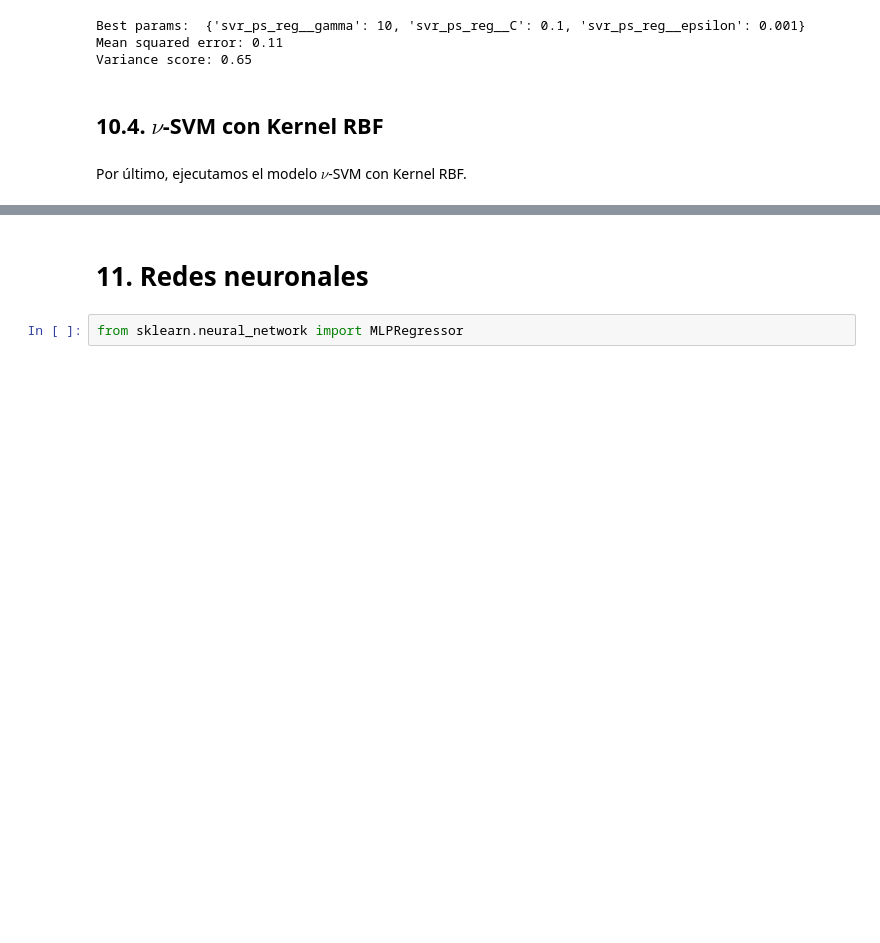
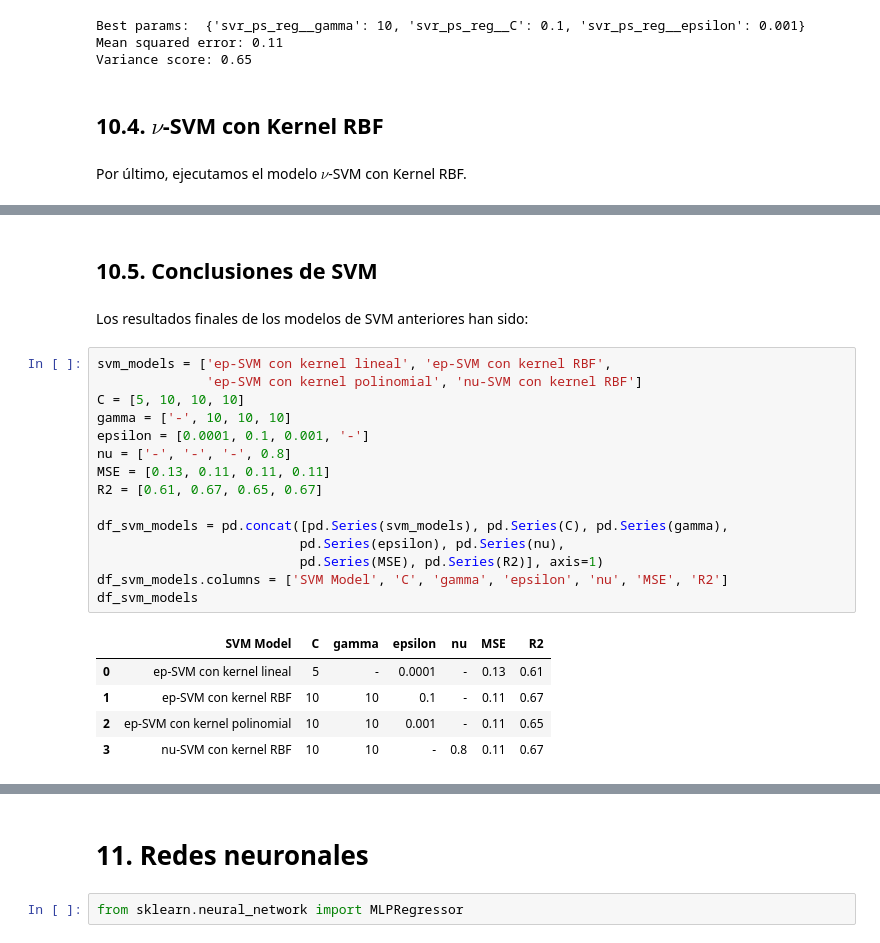
Before and after one commit to JoanMartin/UIB-MasterInBigData, a Jupyter notebook: Statistical-Learning-and-Decision-Making-II/California Census/California Census.ipynb, the cells around one changed output, grey strips where cells are left out. Saved outputs shown, nothing was run; the diff lists cells and outputs as text; blank space fills up the shorter version.

```diff
--- a/Statistical-Learning-and-Decision-Making-II/California Census/California Census.ipynb
+++ b/Statistical-Learning-and-Decision-Making-II/California Census/California Census.ipynb
@@ -771,3 +774,28 @@ print('Variance score: %.2f' % r2_score(y_test, y_pred_nusvr_rbf_reg))
 Best params:  {'nusvr_rbf_reg__nu': 0.8, 'nusvr_rbf_reg__gamma': 10, 'nusvr_rbf_reg__C': 10}
 Mean squared error: 0.11
 Variance score: 0.67
+# %% [markdown]
+## 10.5. Conclusiones de SVM <a class="anchor" id="svm-result"></a>
+# %% [markdown]
+Los resultados finales de los modelos de SVM anteriores han sido:
+# %%
+svm_models = ['ep-SVM con kernel lineal', 'ep-SVM con kernel RBF',
+              'ep-SVM con kernel polinomial', 'nu-SVM con kernel RBF']
+C = [5, 10, 10, 10]
+gamma = ['-', 10, 10, 10]
+epsilon = [0.0001, 0.1, 0.001, '-']
+nu = ['-', '-', '-', 0.8]
+MSE = [0.13, 0.11, 0.11, 0.11]
+R2 = [0.61, 0.67, 0.65, 0.67]
+
+df_svm_models = pd.concat([pd.Series(svm_models), pd.Series(C), pd.Series(gamma),
+                          pd.Series(epsilon), pd.Series(nu),
+                          pd.Series(MSE), pd.Series(R2)], axis=1)
+df_svm_models.columns = ['SVM Model', 'C', 'gamma', 'epsilon', 'nu', 'MSE', 'R2']
+df_svm_models
+# %% [output]
+|  | SVM Model | C | gamma | epsilon | nu | MSE | R2 |
+| 0 | ep-SVM con kernel lineal | 5 | - | 0.0001 | - | 0.13 | 0.61 |
+| 1 | ep-SVM con kernel RBF | 10 | 10 | 0.1 | - | 0.11 | 0.67 |
+| 2 | ep-SVM con kernel polinomial | 10 | 10 | 0.001 | - | 0.11 | 0.65 |
+| 3 | nu-SVM con kernel RBF | 10 | 10 | - | 0.8 | 0.11 | 0.67 |
```
Also changed, not shown: parts of 6 cells of this notebook, 2 other files.
